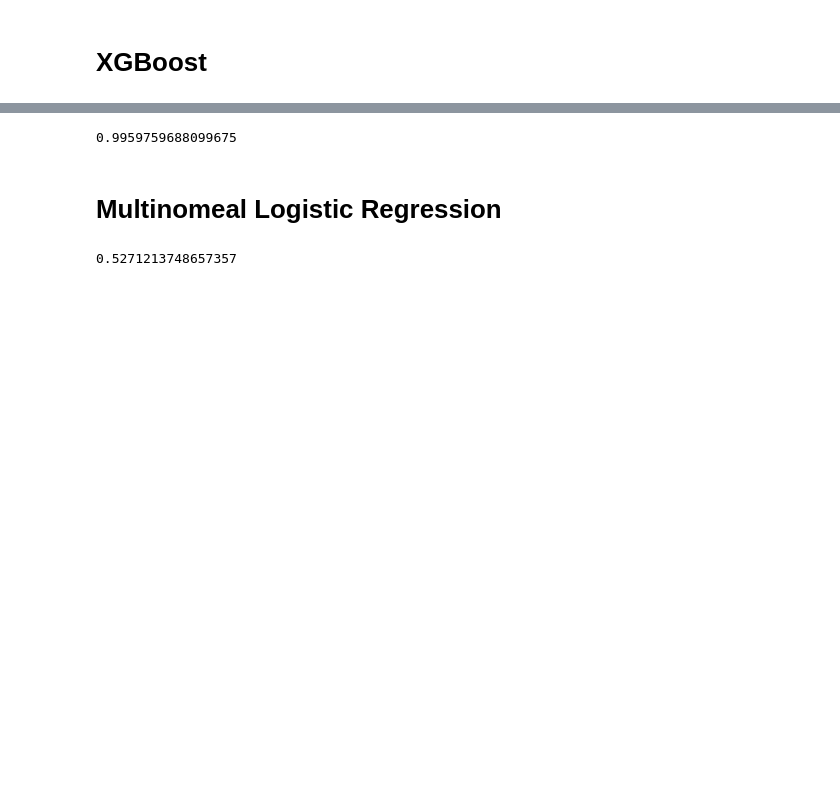
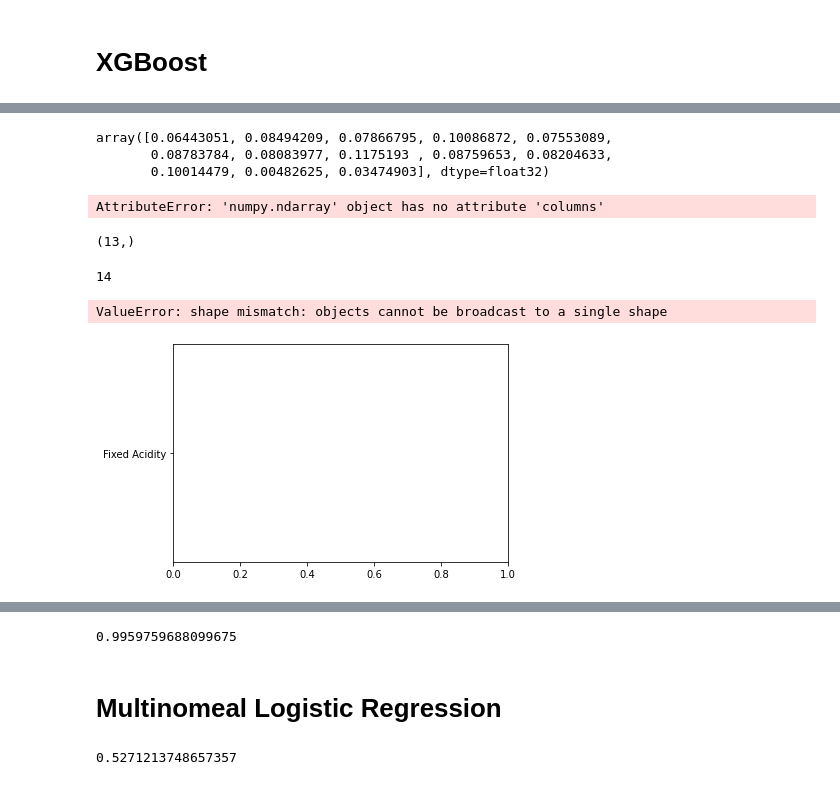
Before and after one commit to despresj/cse_project, a Jupyter notebook: python/model_tuning.ipynb, the cells around one changed output, grey strips where cells are left out. Saved outputs shown, nothing was run; the diff lists cells and outputs as text; code cells hidden in the pictures; blank space fills up the shorter version.

```diff
--- a/python/model_tuning.ipynb
+++ b/python/model_tuning.ipynb
@@ -98 +141,29 @@ xgb_grid_search = model_selection.GridSearchCV(
 )
+# %%
+xgboost.fit(X_train, y_train)
+xgboost.feature_importances_
+# plt.barh(X_train.columns, xgb.feature_importances_)
+# %% [output]
+array([0.06443051, 0.08494209, 0.07866795, 0.10086872, 0.07553089,
+       0.08783784, 0.08083977, 0.1175193 , 0.08759653, 0.08204633,
+       0.10014479, 0.00482625, 0.03474903], dtype=float32)
+# %%
+cols = [x.title().replace('_', ' ') for x in X_train.columns if x not in "quality"]
+cols
+# %% [output]
+AttributeError: 'numpy.ndarray' object has no attribute 'columns'
+# %%
+xgboost.feature_importances_.shape
+# %% [output]
+(13,)
+# %%
+len(cols)
+# %% [output]
+14
+# %%
+from matplotlib import pyplot as plt
+
+plt.barh(cols, xgboost.feature_importances_)
+# %% [output]
+ValueError: shape mismatch: objects cannot be broadcast to a single shape
+[figure, added]
```
Also changed, not shown: parts of 7 cells of this notebook, 4 other files.
